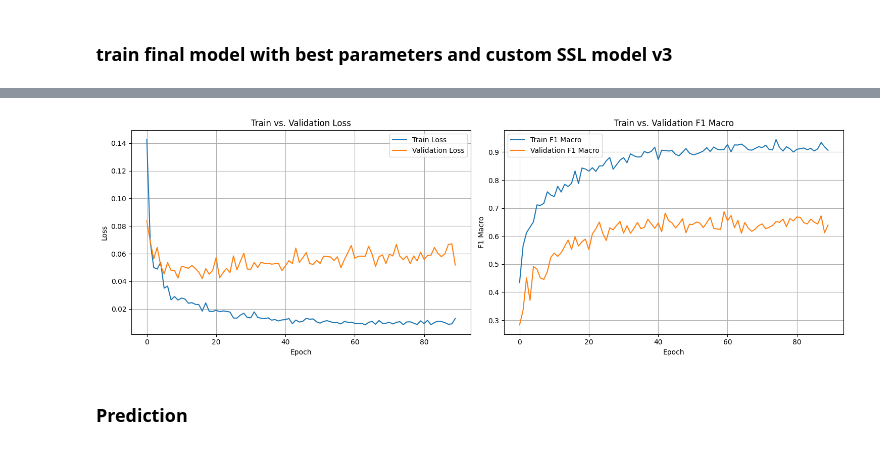
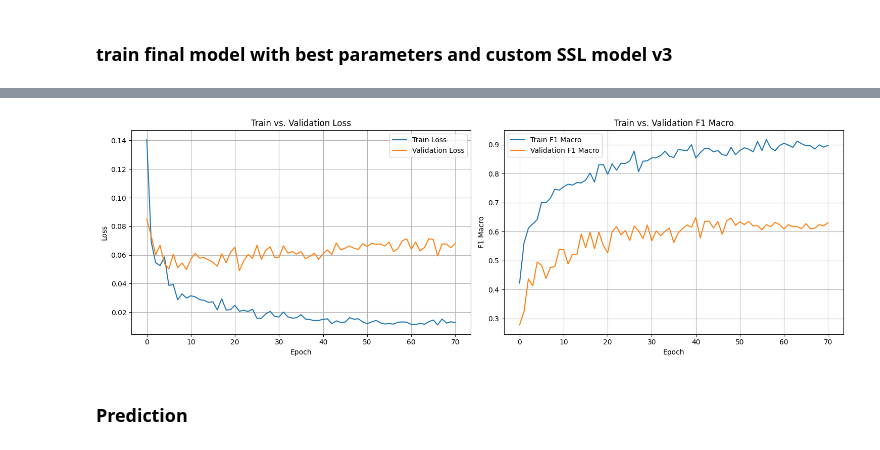
Before and after one commit to Omowonuola-Akintola/ICPR-Contest-2026, a Jupyter notebook: classification.ipynb, the cells around one changed output, grey strips where cells are left out. Drawn from its saved outputs; the diff is of its cells as text; code cells hidden in the pictures.

Commit message:
krs_full_v4 downstream task done

```diff
--- a/classification.ipynb
+++ b/classification.ipynb
@@ -764,33 +846,33 @@ Training time: 20.880888863404593 min
 # %%
 # Load the CSV file
-metrics_df = pd.read_csv("/kaggle/working/krs_subset_v3_rm_norm_e50_1/logs/exp_20260227_095823/version_0/metrics.csv")
+metrics_df = pd.read_csv("/kaggle/working/krs_full_v4_e50/logs/version_0/metrics.csv")
 metrics_df_ = metrics_df.dropna(how='all') # Drop rows where all values are NaN
 metrics_df_ = metrics_df_.ffill() # Forward-fill NaN values (carry last valid observation forward)
 metrics_df_ = metrics_df_.groupby('epoch').last().reset_index()
 
 # plots
 fig, axes = plt.subplots(1, 2, figsize=(15, 5))
 
 axes[0].plot(metrics_df_["epoch"], metrics_df_["train_loss"], label="Train Loss")
 axes[0].plot(metrics_df_["epoch"], metrics_df_["val_loss"], label="Validation Loss")
 axes[0].set_xlabel("Epoch")
 axes[0].set_ylabel("Loss")
 axes[0].set_title("Train vs. Validation Loss")
 axes[0].legend()
 axes[0].grid(True)
 
 axes[1].plot(metrics_df_["epoch"], metrics_df_["train_f1_macro"], label="Train F1 Macro")
 axes[1].plot(metrics_df_["epoch"], metrics_df_["val_f1_macro"], label="Validation F1 Macro")
 axes[1].set_xlabel("Epoch")
 axes[1].set_ylabel("F1 Macro")
 axes[1].set_title("Train vs. Validation F1 Macro")
 axes[1].legend()
 axes[1].grid(True)
 
 plt.tight_layout()
 plt.show()
 # %% [output]
-[figure, old version]
+[figure, new version]
 # %% [markdown]
 ### Prediction
 # %%
```
Also changed, not shown: parts of 10 cells of this notebook.
